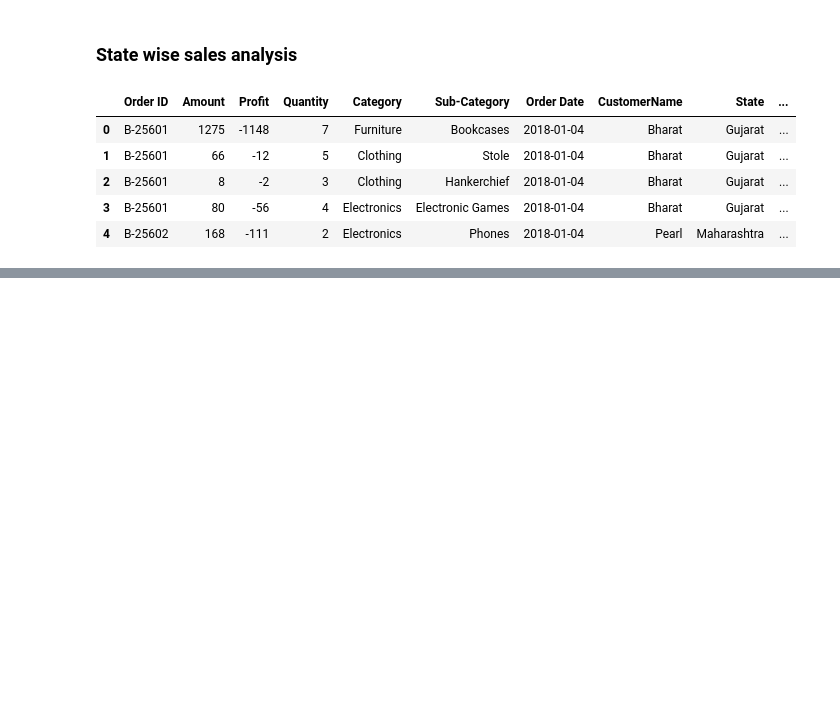
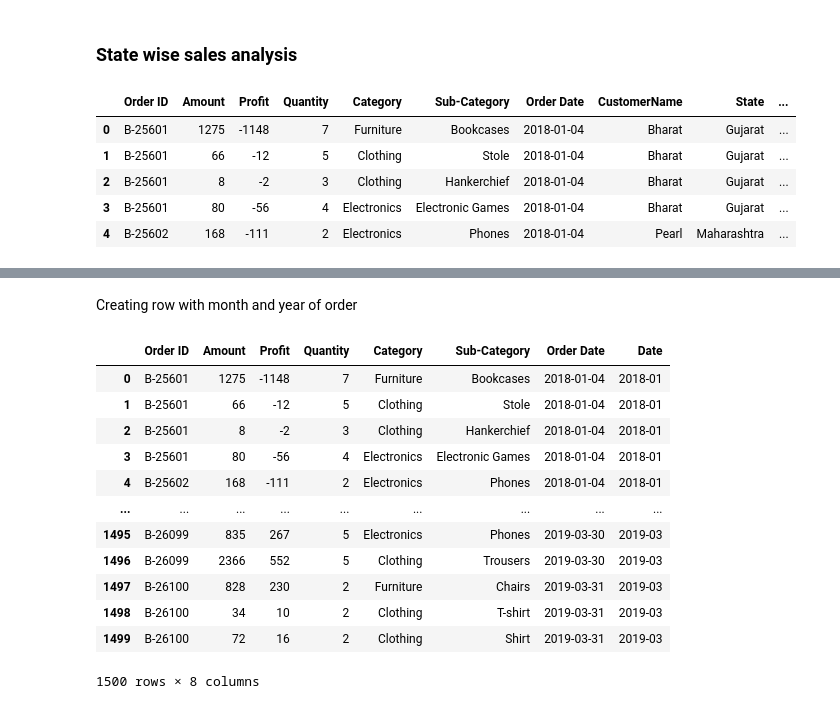
Before and after one commit to aa-ryan/Sales_analysis, a Jupyter notebook: Solution.ipynb, the cells around one changed output, grey strips where cells are left out. Drawn from its saved outputs; the diff is of its cells as text; code cells hidden in the pictures; blank space fills up the shorter version.

```diff
--- a/Solution.ipynb
+++ b/Solution.ipynb
@@ -301,0 +570,19 @@ px.histogram(state_wise_cat_df, x='State', color='Category', text_auto=True)
+# %% [markdown]
+Creating row with month and year of order
+# %%
+copy_profit_orders['Date'] = copy_profit_orders['Order Date'].dt.strftime('%Y-%m')
+copy_profit_orders
+# %% [output]
+|  | Order ID | Amount | Profit | Quantity | Category | Sub-Category | Order Date | Date |
+| 0 | B-25601 | 1275 | -1148 | 7 | Furniture | Bookcases | 2018-01-04 | 2018-01 |
+| 1 | B-25601 | 66 | -12 | 5 | Clothing | Stole | 2018-01-04 | 2018-01 |
+| 2 | B-25601 | 8 | -2 | 3 | Clothing | Hankerchief | 2018-01-04 | 2018-01 |
+| 3 | B-25601 | 80 | -56 | 4 | Electronics | Electronic Games | 2018-01-04 | 2018-01 |
+| 4 | B-25602 | 168 | -111 | 2 | Electronics | Phones | 2018-01-04 | 2018-01 |
+| ... | ... | ... | ... | ... | ... | ... | ... | ... |
+| 1495 | B-26099 | 835 | 267 | 5 | Electronics | Phones | 2019-03-30 | 2019-03 |
+| 1496 | B-26099 | 2366 | 552 | 5 | Clothing | Trousers | 2019-03-30 | 2019-03 |
+| 1497 | B-26100 | 828 | 230 | 2 | Furniture | Chairs | 2019-03-31 | 2019-03 |
+| 1498 | B-26100 | 34 | 10 | 2 | Clothing | T-shirt | 2019-03-31 | 2019-03 |
+| 1499 | B-26100 | 72 | 16 | 2 | Clothing | Shirt | 2019-03-31 | 2019-03 |
+1500 rows × 8 columns
```
Also changed, not shown: parts of 65 cells of this notebook.
